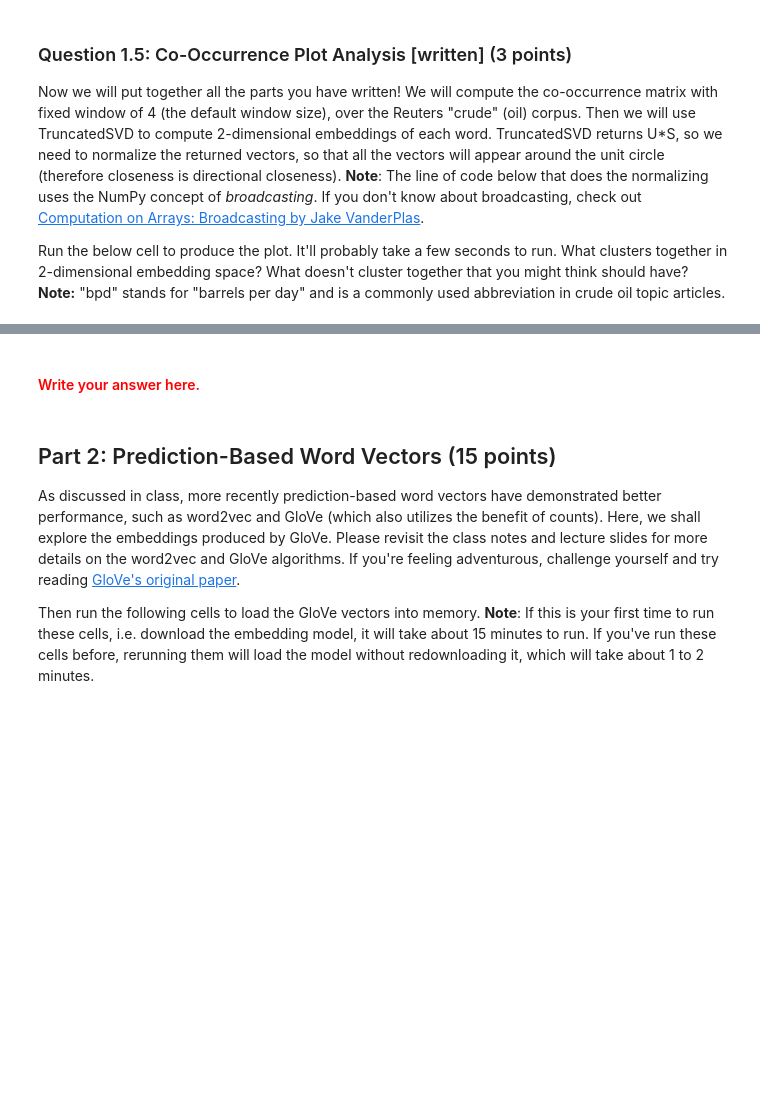
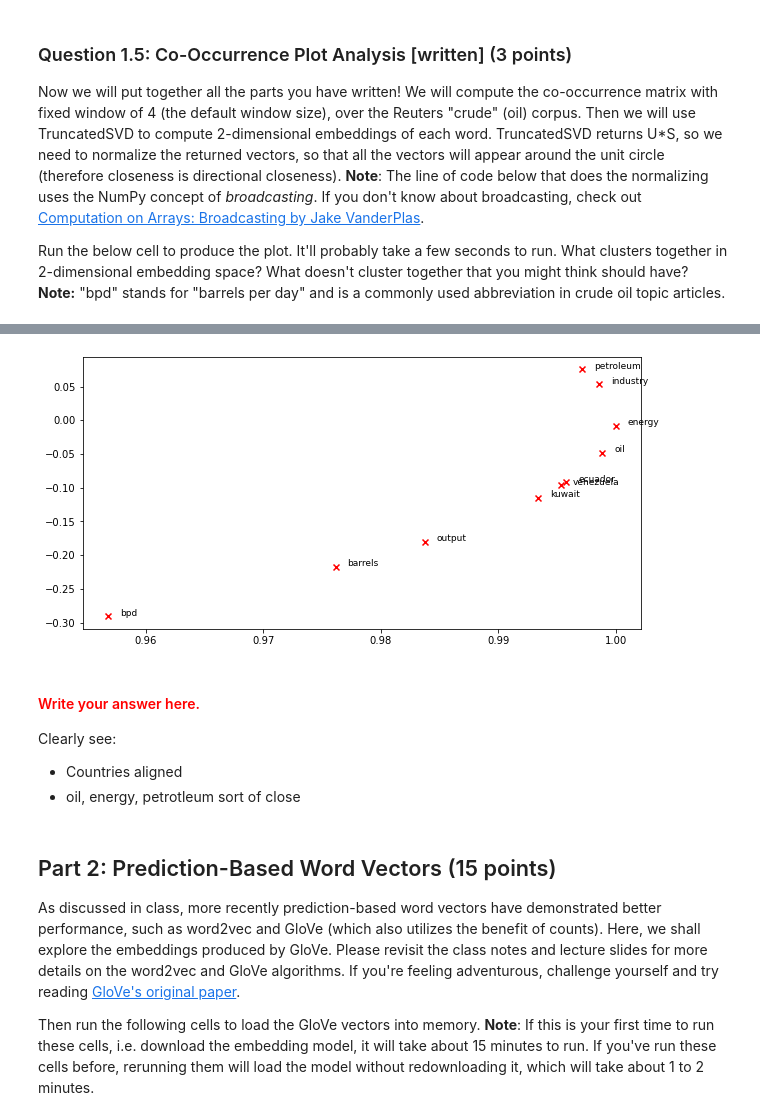
Before and after one commit to dwanneruchi/stanford_cs_224n_chi_journal_club, a Jupyter notebook: david_folder/assignments/a1/exploring_word_vectors.ipynb, the cells around one changed output, grey strips where cells are left out. Drawn from its saved outputs; the diff is of its cells as text; code cells hidden in the pictures; blank space fills up the shorter version.

```diff
--- a/david_folder/assignments/a1/exploring_word_vectors.ipynb
+++ b/david_folder/assignments/a1/exploring_word_vectors.ipynb
@@ -465,10 +562,24 @@ def plot_embeddings(M_reduced, word2Ind, words):
             word2Ind (dict): dictionary that maps word to indices for matrix M
             words (list of strings): words whose embeddings we want to visualize
     """
+    # ------------------
+    # Write your implementation here.
+    # Again, made a mistake here & referenced another resource!
+    # we want to start by getting x, y coords
+
+    x_opt = M_reduced[:,0]
+    y_opt = M_reduced[:,1]
+
+    # we then loop through each word, find index, and build out
+    for token in words:
+
+        x = x_opt[word2Ind[token]]
+        y = y_opt[word2Ind[token]]
+        plt.scatter(x, y, marker='x', color='red')
+        plt.text(x+0.01, y+0.01, token, fontsize=9)
+    plt.show()
 
     # ------------------
-    # Write your implementation here.
-
 
     # ------------------
 # %%
@@ -516,5 +636,42 @@ plot_embeddings(M_normalized, word2Ind_co_occurrence, words)
+# %%
+# update plot & plot again
+def plot_embeddings(M_reduced, word2Ind, words, adj=0.01):
+    """ Plot in a scatterplot the embeddings of the words specified in the list "words".
+        NOTE: do not plot all the words listed in M_reduced / word2Ind.
+        Include a label next to each point.
+
+        Params:
+            M_reduced (numpy matrix of shape (number of unique words in the corpus , 2)): matrix of 2-dimensioal word embeddings
+            word2Ind (dict): dictionary that maps word to indices for matrix M
+            words (list of strings): words whose embeddings we want to visualize
+    """
+    # ------------------
+    # Write your implementation here.
+    # Again, made a mistake here & referenced another resource!
+    # we want to start by getting x, y coords
+
+    x_opt = M_reduced[:,0]
+    y_opt = M_reduced[:,1]
+
+    # we then loop through each word, find index, and build out
+    for token in words:
+
+        x = x_opt[word2Ind[token]]
+        y = y_opt[word2Ind[token]]
+        plt.scatter(x, y, marker='x', color='red')
+        plt.text(x+adj, y+adj, token, fontsize=9)
+    plt.show()
+
+# rerun
+plot_embeddings(M_normalized, word2Ind_co_occurrence, words, 0.001)
+# %% [output]
+[figure, added]
 # %% [markdown]
 #### <font color="red">Write your answer here.</font>
+
+Clearly see:
+- Countries aligned
+- oil, energy, petrotleum sort of close
 # %% [markdown]
 ## Part 2: Prediction-Based Word Vectors (15 points)
 
```
Also changed, not shown: parts of 21 cells of this notebook.
